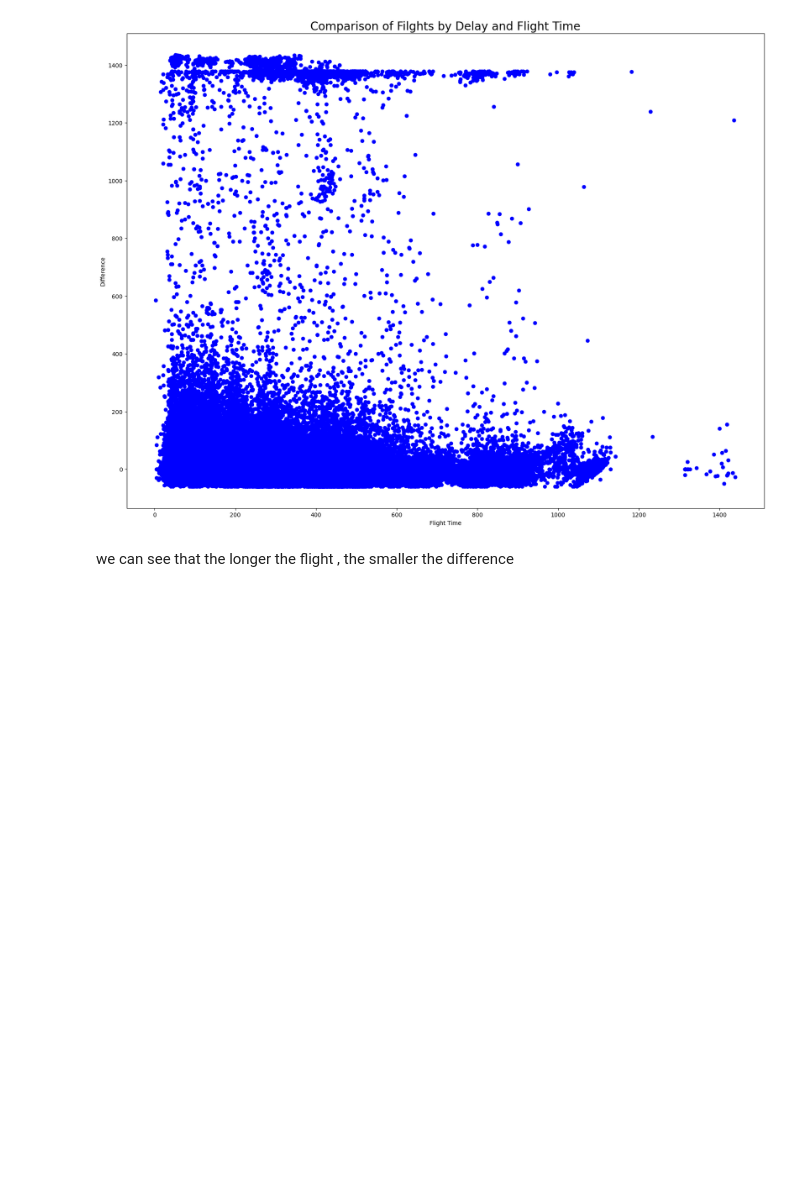
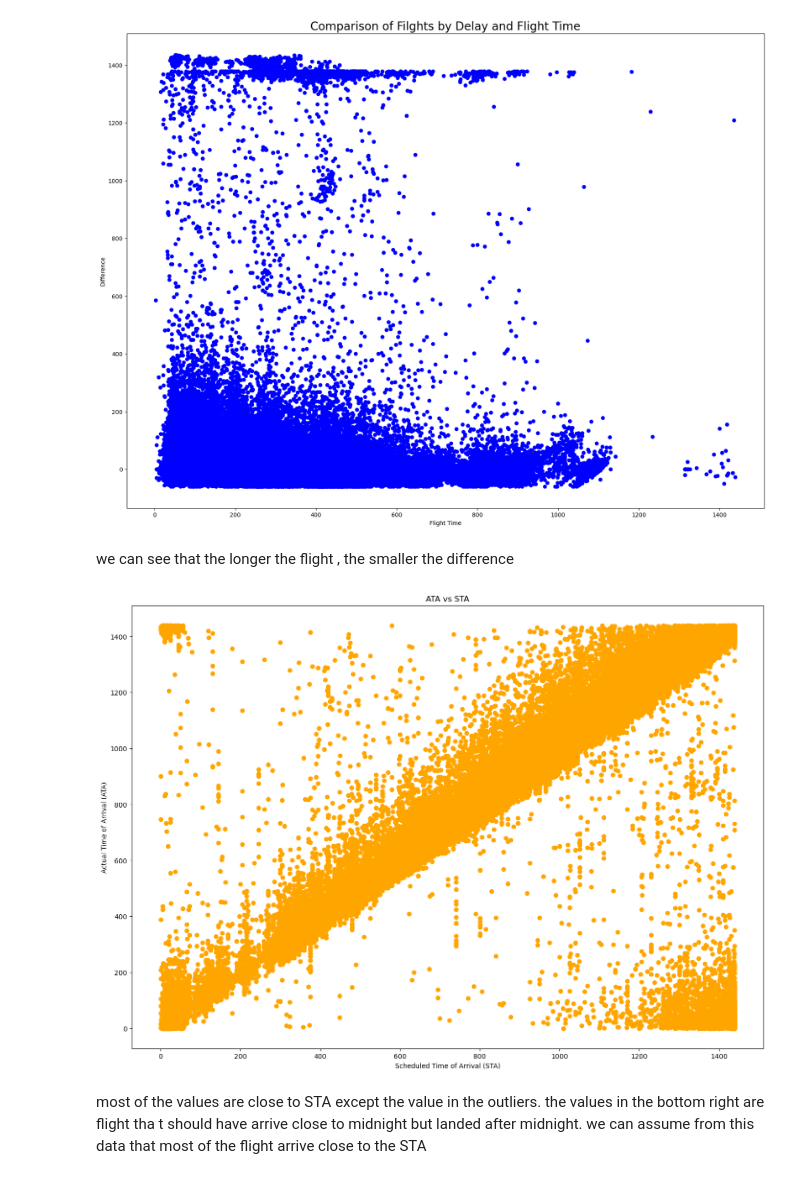
Before and after one commit to KobiSwisa/Flights-Delay-Prediction-Data-Science-Project, a Jupyter notebook: Visualization - Flightsradar24.ipynb, the cells around one changed output. Saved outputs shown, nothing was run; the diff lists cells and outputs as text; code cells hidden in the pictures; blank space fills up the shorter version.

```diff
--- a/Visualization - Flightsradar24.ipynb
+++ b/Visualization - Flightsradar24.ipynb
@@ -195,3 +185,19 @@ plt.show()
 [figure]
 # %% [markdown]
 we can see that the longer the flight , the smaller the difference
+# %%
+scat = plt.figure(figsize=(17,12))
+# Create the scatter plot
+plt.scatter(df['STA'], df['ATA'], color='orange')
+
+# Set labels and title
+plt.xlabel('Scheduled Time of Arrival (STA)')
+plt.ylabel('Actual Time of Arrival (ATA)')
+plt.title('ATA vs STA')
+
+# Display the plot
+plt.show()
+# %% [output]
+[figure, added]
+# %% [markdown]
+most of the values are close to STA except the value in the outliers. the values in the bottom right are flight tha t should have arrive close to midnight but landed after midnight. we can assume from this data that most of the flight arrive close to the STA
```
Also changed, not shown: parts of 16 cells of this notebook, 1 other file.
